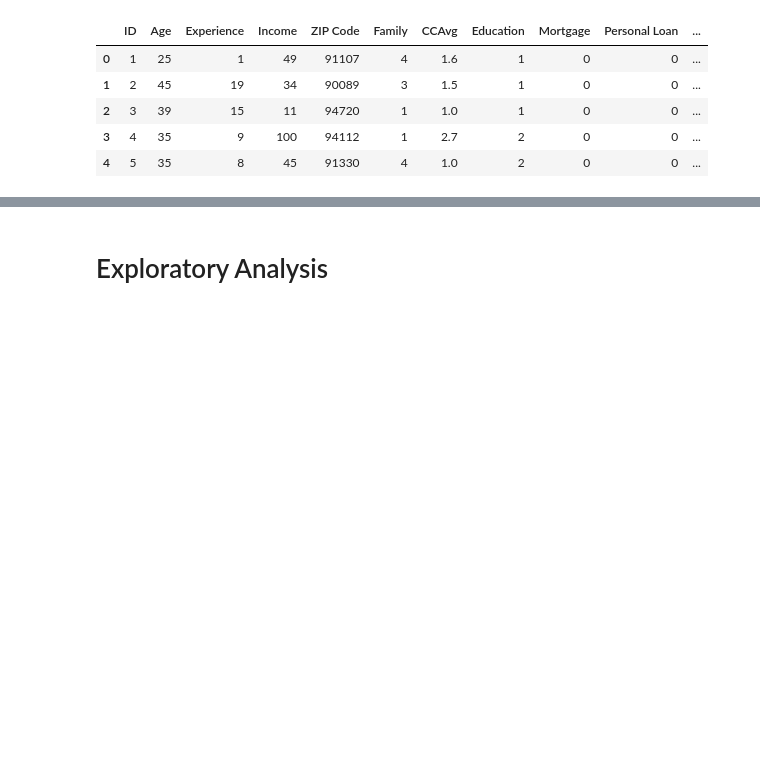
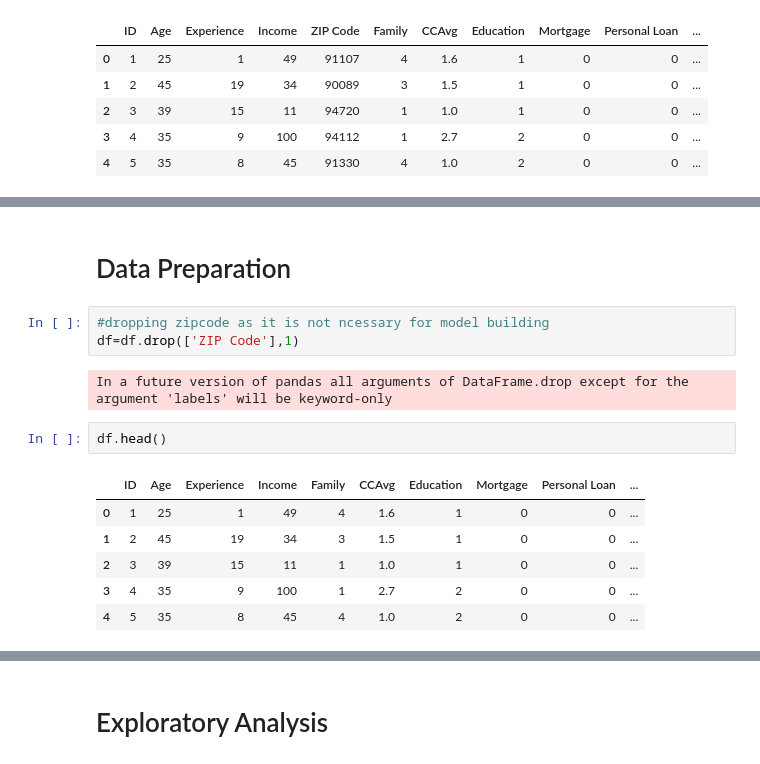
Before and after one commit to BubutorCorbanEnam/BANK-PERSONAL-LOAN-MODELLING-DigiCap-Capstone-Project-, a Jupyter notebook: BANK PERSONAL LOAN MODELLING (DigiCap Capstone Project).ipynb, the cells around one changed output, grey strips where cells are left out. Saved outputs shown, nothing was run; the diff lists cells and outputs as text; blank space fills up the shorter version.

```diff
--- a/BANK PERSONAL LOAN MODELLING (DigiCap Capstone Project).ipynb
+++ b/BANK PERSONAL LOAN MODELLING (DigiCap Capstone Project).ipynb
@@ -64,0 +90,16 @@ df.head()
+# %% [markdown]
+# Data Preparation
+# %%
+#dropping zipcode as it is not ncessary for model building
+df=df.drop(['ZIP Code'],1)
+# %% [output]
+In a future version of pandas all arguments of DataFrame.drop except for the argument 'labels' will be keyword-only
+# %%
+df.head()
+# %% [output]
+|  | ID | Age | Experience | Income | Family | CCAvg | Education | Mortgage | Personal Loan | ... |
+| 0 | 1 | 25 | 1 | 49 | 4 | 1.6 | 1 | 0 | 0 | ... |
+| 1 | 2 | 45 | 19 | 34 | 3 | 1.5 | 1 | 0 | 0 | ... |
+| 2 | 3 | 39 | 15 | 11 | 1 | 1.0 | 1 | 0 | 0 | ... |
+| 3 | 4 | 35 | 9 | 100 | 1 | 2.7 | 2 | 0 | 0 | ... |
+| 4 | 5 | 35 | 8 | 45 | 4 | 1.0 | 2 | 0 | 0 | ... |
```
Also changed, not shown: parts of 9 cells of this notebook.
